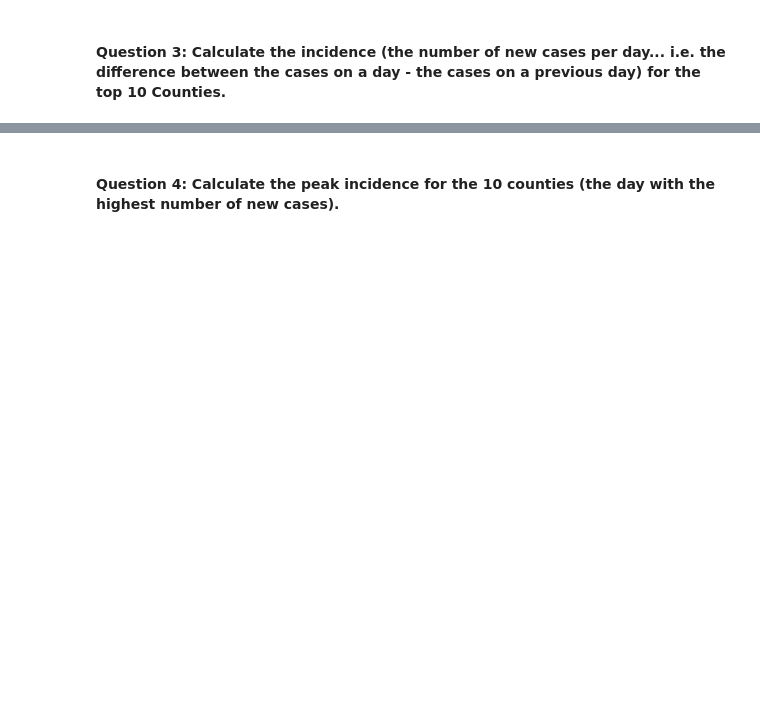
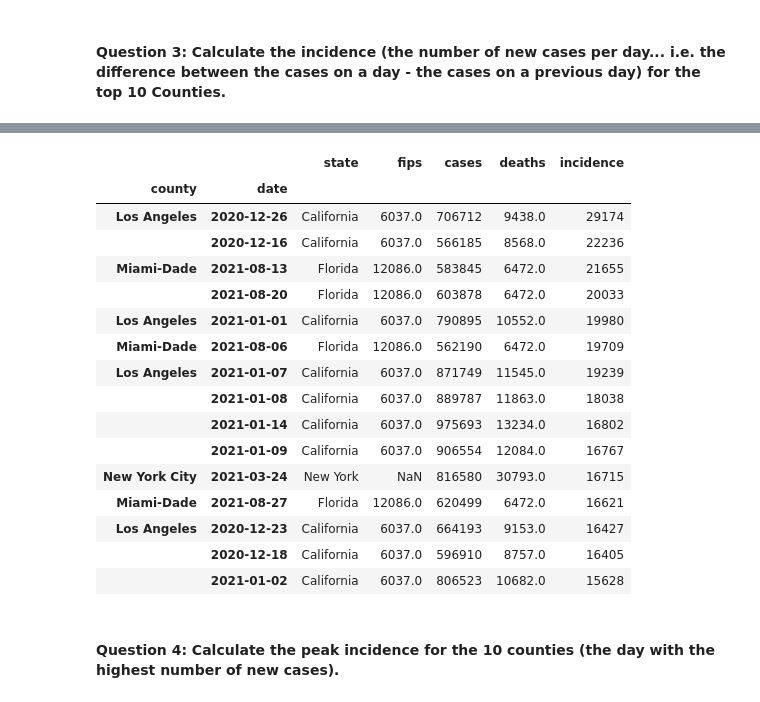
Before and after one commit to CMU-MS-DAS-Modern-Programming-Mini/ClassAssignmentNo4, a Jupyter notebook: US County Data - pandas.ipynb, the cells around one changed output, grey strips where cells are left out. Saved outputs shown, nothing was run; the diff lists cells and outputs as text; code cells hidden in the pictures; blank space fills up the shorter version.

```diff
--- a/US County Data - pandas.ipynb
+++ b/US County Data - pandas.ipynb
@@ -16,3 +19,8 @@ fips   - The fips code of the county (the first two digits represent the state,
 cases  - The cumulative number of cases at the date in the county
 
 deaths - The cumulative number of deaths in at the date in the county
+# %%
+us_counties_df = pd.read_csv("us-counties.csv")
+
+#convert date to pd.datetime
+us_counties_df['date'] = pd.to_datetime(us_counties_df['date'])
@@ -19,2 +36,12 @@ deaths - The cumulative number of deaths in at the date in the county
 # %% [markdown]
 #### Question 1: Produce a DataFrame that contains only the data for the top 10 Counties by total number of cases
+# %%
+#group data by county
+top_counties = us_counties_df[['date','county','state','cases','deaths']].groupby(['county', 'state'], as_index=False).max()
+
+#sort grouped data by maximum case number in descending order
+top_counties = top_counties.sort_values(by ='cases', axis=0, ascending=False).head(10)
+top_counties = top_counties.reset_index()
+
+#return the top 10 counties
+top_counties
@@ -25,2 +111,24 @@ deaths - The cumulative number of deaths in at the date in the county
+# %%
+#verify
+top_incidence = top_incidence.sort_values(by ='incidence', ascending=False)
+top_incidence.head(15)
+# %% [output]
+|  |  | state | fips | cases | deaths | incidence |
+| county | date |  |  |  |  |  |
+| Los Angeles | 2020-12-26 | California | 6037.0 | 706712 | 9438.0 | 29174 |
+|  | 2020-12-16 | California | 6037.0 | 566185 | 8568.0 | 22236 |
+| Miami-Dade | 2021-08-13 | Florida | 12086.0 | 583845 | 6472.0 | 21655 |
+|  | 2021-08-20 | Florida | 12086.0 | 603878 | 6472.0 | 20033 |
+| Los Angeles | 2021-01-01 | California | 6037.0 | 790895 | 10552.0 | 19980 |
+| Miami-Dade | 2021-08-06 | Florida | 12086.0 | 562190 | 6472.0 | 19709 |
+| Los Angeles | 2021-01-07 | California | 6037.0 | 871749 | 11545.0 | 19239 |
+|  | 2021-01-08 | California | 6037.0 | 889787 | 11863.0 | 18038 |
+|  | 2021-01-14 | California | 6037.0 | 975693 | 13234.0 | 16802 |
+|  | 2021-01-09 | California | 6037.0 | 906554 | 12084.0 | 16767 |
+| New York City | 2021-03-24 | New York | NaN | 816580 | 30793.0 | 16715 |
+| Miami-Dade | 2021-08-27 | Florida | 12086.0 | 620499 | 6472.0 | 16621 |
+| Los Angeles | 2020-12-23 | California | 6037.0 | 664193 | 9153.0 | 16427 |
+|  | 2020-12-18 | California | 6037.0 | 596910 | 8757.0 | 16405 |
+|  | 2021-01-02 | California | 6037.0 | 806523 | 10682.0 | 15628 |
 # %% [markdown]
 #### Question 4: Calculate the peak incidence for the 10 counties (the day with the highest number of new cases).
```
Also changed, not shown: parts of 10 cells of this notebook.
